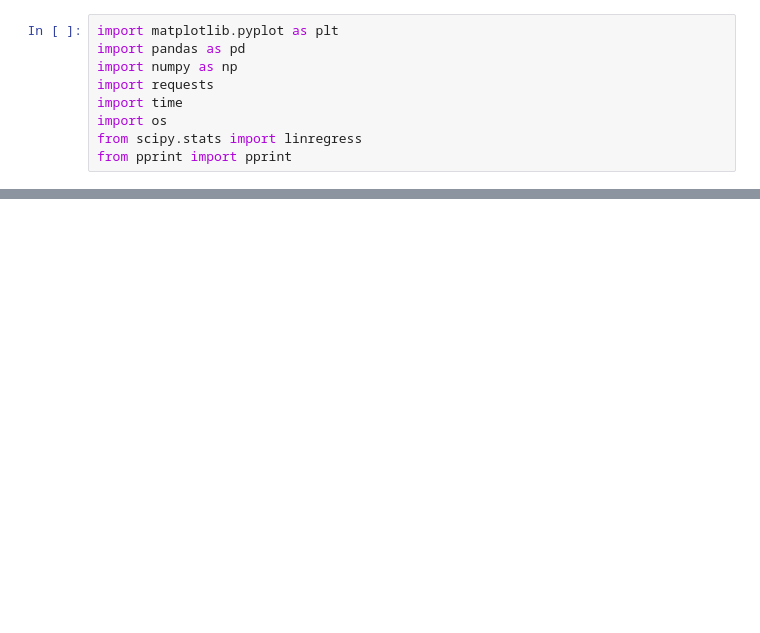
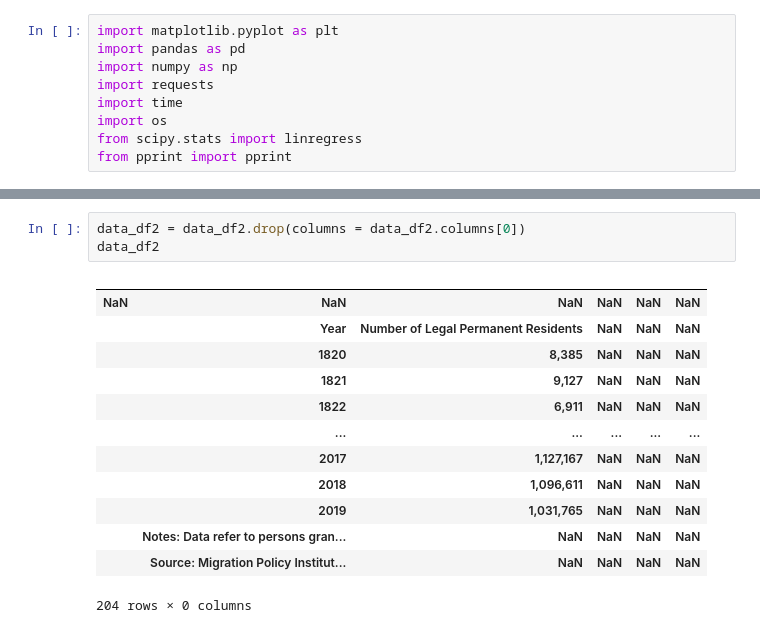
Before and after one commit to halabi93/Immigration-Data-Analysis, a Jupyter notebook: ImmigrantData.ipynb, the cells around one changed output, grey strips where cells are left out. Cells and saved outputs as stored; diff of their text form; blank space fills up the shorter version.

```diff
--- a/ImmigrantData.ipynb
+++ b/ImmigrantData.ipynb
@@ -38,0 +93,17 @@ data_df = data_df.rename(columns = {"United States!!Total!!Estimate": "United St
+# %%
+data_df2 = data_df2.drop(columns = data_df2.columns[0])
+data_df2
+# %% [output]
+|  |  |  |  |  |  |
+| NaN | NaN | NaN | NaN | NaN | NaN |
+|  | Year | Number of Legal Permanent Residents | NaN | NaN | NaN |
+|  | 1820 | 8,385 | NaN | NaN | NaN |
+|  | 1821 | 9,127 | NaN | NaN | NaN |
+|  | 1822 | 6,911 | NaN | NaN | NaN |
+|  | ... | ... | ... | ... | ... |
+|  | 2017 | 1,127,167 | NaN | NaN | NaN |
+|  | 2018 | 1,096,611 | NaN | NaN | NaN |
+|  | 2019 | 1,031,765 | NaN | NaN | NaN |
+|  | Notes: Data refer to persons gran... | NaN | NaN | NaN | NaN |
+|  | Source: Migration Policy Institut... | NaN | NaN | NaN | NaN |
+204 rows × 0 columns
```
Also changed, not shown: parts of 3 cells of this notebook.
